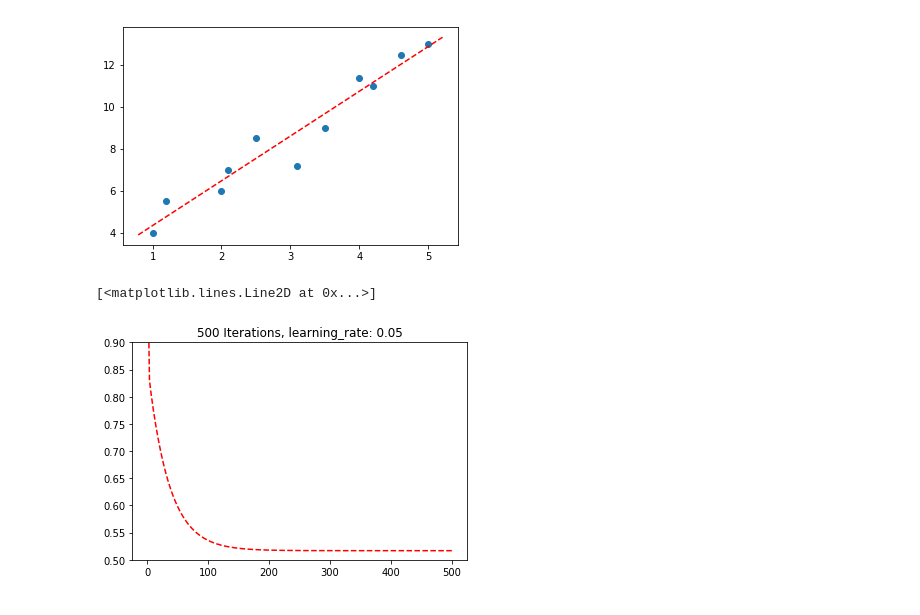
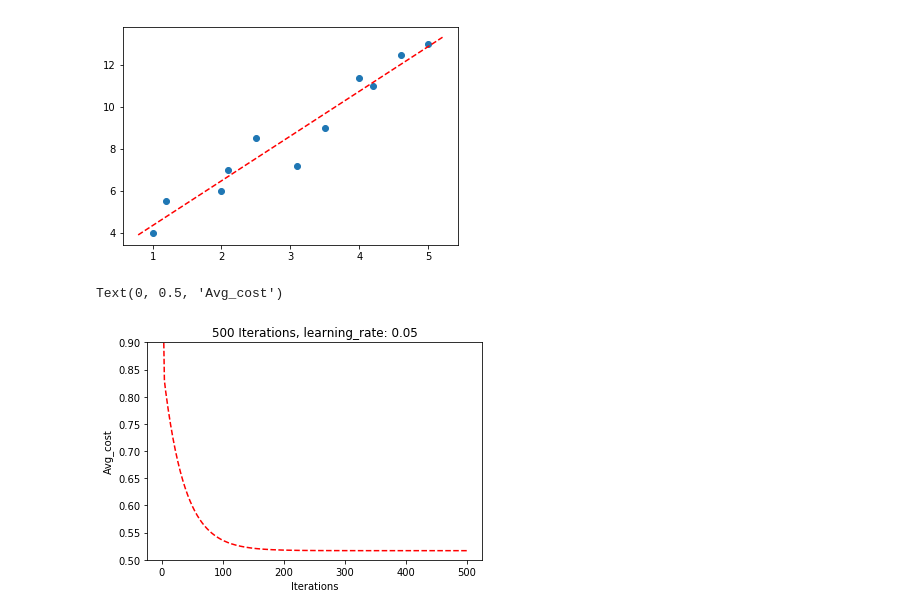
Before and after one commit to Alex-ley/Machine_learning_articles, a Jupyter notebook: Linear Regression Matrix Algebra.ipynb, the cells around one changed output. Drawn from its saved outputs; the diff is of its cells as text; code cells hidden in the pictures.

```diff
--- a/Linear Regression Matrix Algebra.ipynb
+++ b/Linear Regression Matrix Algebra.ipynb
@@ -81,9 +96,11 @@ plt.plot(x_vals, y_vals, 'r--')
 # %%
 epochs = np.array(np.linspace(1,iterations,num=iterations)).reshape(-1,1)
 y_axis_cost = np.array(avg_cost_array,dtype='object').reshape(-1,1) #dtype= np.longdouble np.float64 etc.
 plt.title(f"500 Iterations, learning_rate: {learning_rate}")
 plt.ylim((0.5,0.9))
 plt.plot(epochs, y_axis_cost , 'r--')
+plt.xlabel('Iterations')
+plt.ylabel('Avg_cost')
 # %% [output]
-[<matplotlib.lines.Line2D at 0x...>]
+Text(0, 0.5, 'Avg_cost')
-[figure, old version]
+[figure, new version]
```
Also changed, not shown: parts of 4 cells of this notebook, 2 other files.
